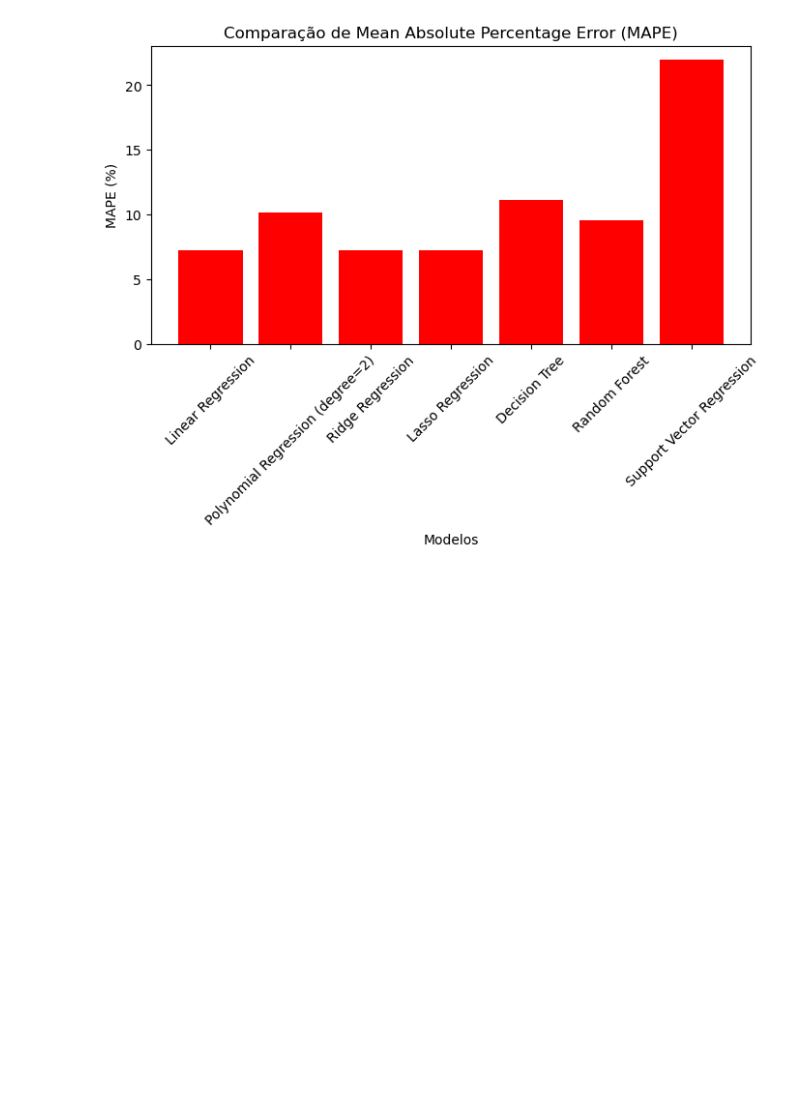
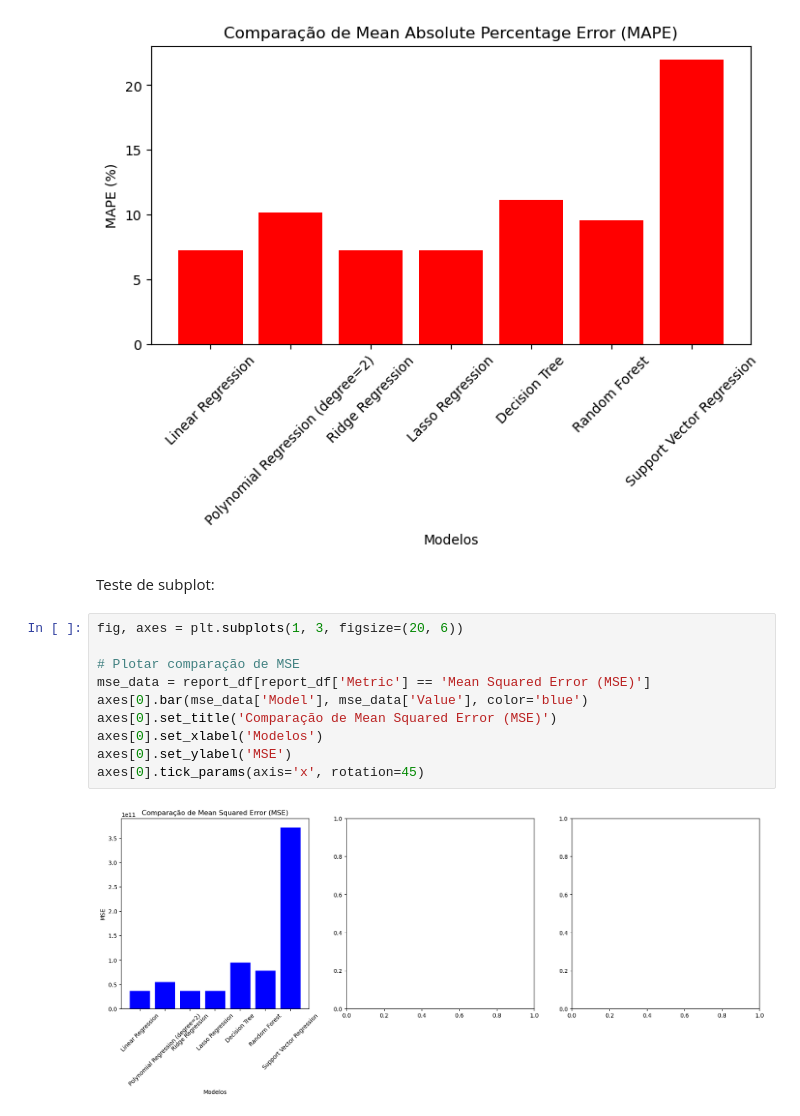
Before and after one commit to AlanthiasCO/Linear-Regression, a Jupyter notebook: results.ipynb, the cells around one changed output. Cells and saved outputs as stored; diff of their text form; blank space fills up the shorter version.

Commit message:
subplots

```diff
--- a/results.ipynb
+++ b/results.ipynb
@@ -51,3 +51,17 @@ plt.savefig(r'C:\Users\Alan\projects\home_prices(linear_reg)\images\mape_compari
 plt.show()
 # %% [output]
 [figure]
+# %% [markdown]
+Teste de subplot:
+# %%
+fig, axes = plt.subplots(1, 3, figsize=(20, 6))
+
+# Plotar comparação de MSE
+mse_data = report_df[report_df['Metric'] == 'Mean Squared Error (MSE)']
+axes[0].bar(mse_data['Model'], mse_data['Value'], color='blue')
+axes[0].set_title('Comparação de Mean Squared Error (MSE)')
+axes[0].set_xlabel('Modelos')
+axes[0].set_ylabel('MSE')
+axes[0].tick_params(axis='x', rotation=45)
+# %% [output]
+[figure, added]
```
